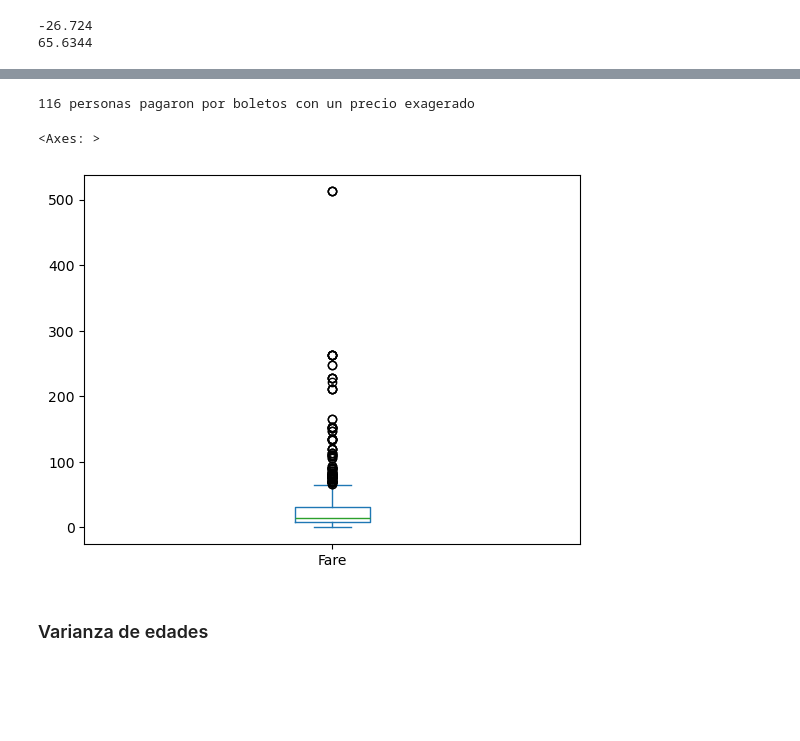
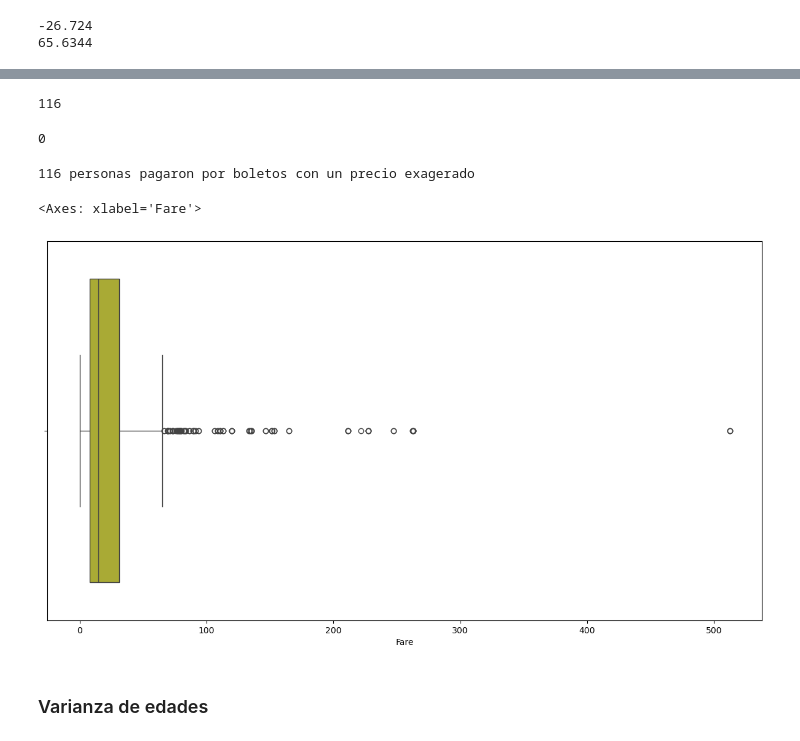
Before and after one commit to EstebanGomezVal/iteso-data-analytics, a Jupyter notebook: notebooks/Titanic2.ipynb, the cells around one changed output, grey strips where cells are left out. Cells and saved outputs as stored; diff of their text form; code cells hidden in the pictures; blank space fills up the shorter version.

```diff
--- a/notebooks/Titanic2.ipynb
+++ b/notebooks/Titanic2.ipynb
@@ -100 +86,11 @@ for i in df["Fare"]:
+# %%
+mayor = len(df[df['Fare']>atipicos_mayores])
+mayor
+# %% [output]
+116
+# %%
+menor = len(df[df['Fare']<atipicos_menores])
+menor
+# %% [output]
+0
 # %%
@@ -106,10 +98,12 @@ print(atipicos, "personas pagaron por boletos con un precio exagerado")
 # %% [output]
 116 personas pagaron por boletos con un precio exagerado
-# %%
-df["Fare"].plot(kind = "box")
-# %% [output]
-<Axes: >
-[figure, removed]
+# %%
+ax, fig = plt.subplots(figsize=(15, 8))
+
+sns.boxplot(df['Fare'], orient='h', color='C8')
+# %% [output]
+<Axes: xlabel='Fare'>
+[figure, added]
 # %% [markdown]
 ### Varianza de edades
 # %%
```
Also changed, not shown: parts of 13 cells of this notebook.
